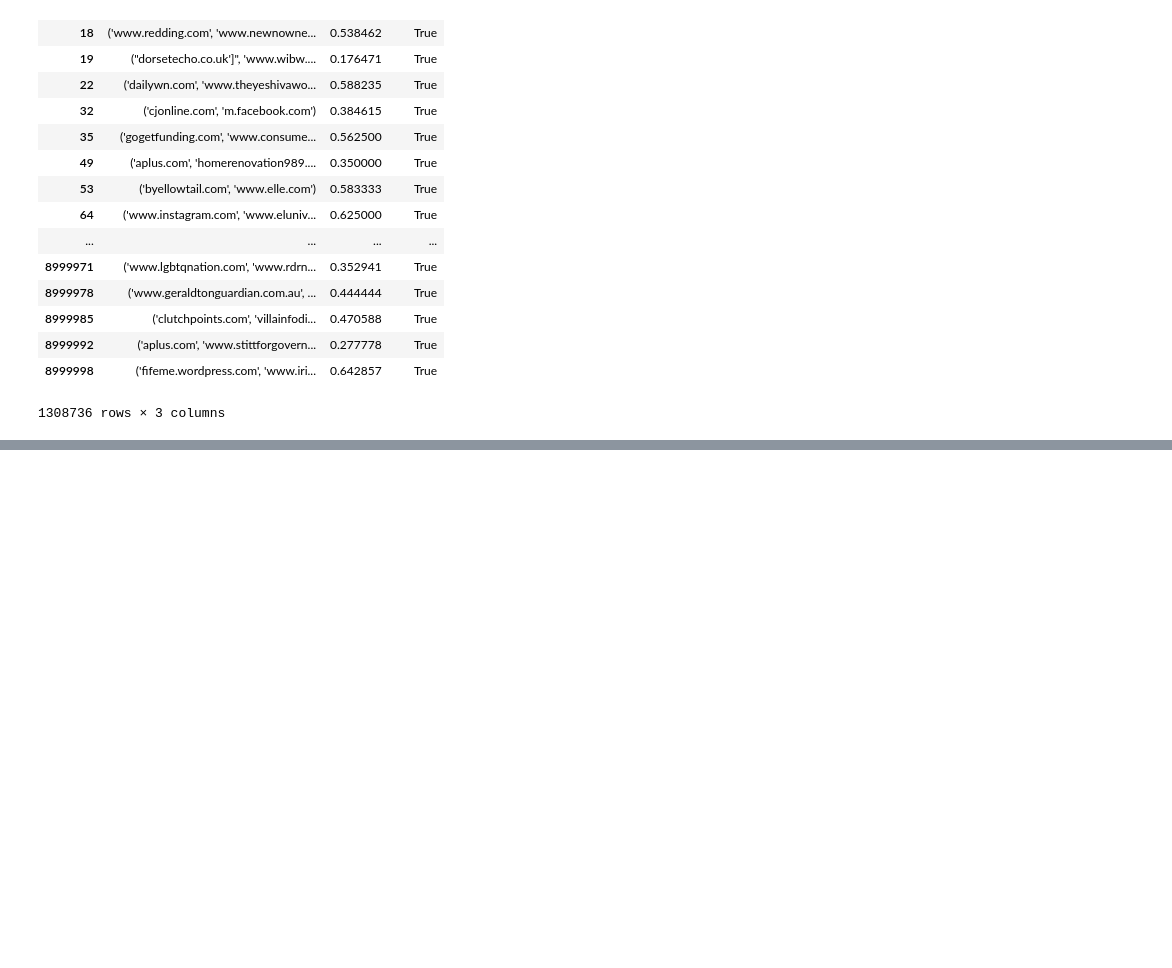
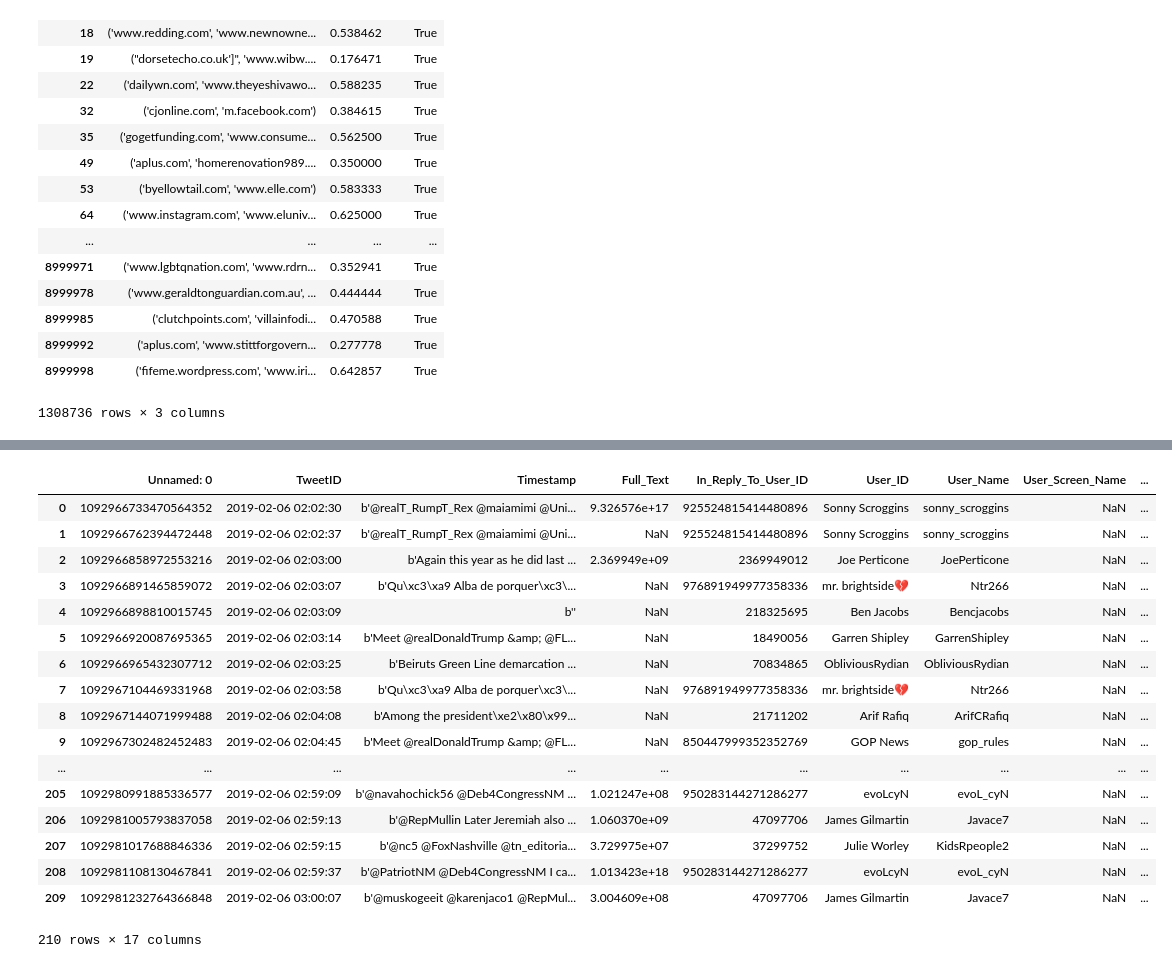
Before and after one commit to tthatcher95/GraduateResearch, a Jupyter notebook: notebooks/Locations.ipynb, the cells around one changed output, grey strips where cells are left out. Saved outputs shown, nothing was run; the diff lists cells and outputs as text; code cells hidden in the pictures; blank space fills up the shorter version.

```diff
--- a/notebooks/Locations.ipynb
+++ b/notebooks/Locations.ipynb
@@ -171,0 +253,22 @@ hash_df = pd.read_csv("/Users/tdt62/Desktop/GraduateResearch/scripts/location_da
+# %%
+twitter_df = pd.read_csv("/Users/tdt62/Desktop/2019_02_05_19_vote_stream_1.csv", index_col=None, delimiter='\t', header=None, names=["Unnamed: 0", "TweetID", "Timestamp", "Full_Text", "In_Reply_To_User_ID", "User_ID", "User_Name", "User_Screen_Name", "Coordinates", "Place", "Bounding_Box", "Quoted_Status_ID", "Retweeted_Status", "Hashtags", "URLs", "User_Mentions", "Media,Language"])
+twitter_df
+# %% [output]
+|  | Unnamed: 0 | TweetID | Timestamp | Full_Text | In_Reply_To_User_ID | User_ID | User_Name | User_Screen_Name | ... |
+| 0 | 1092966733470564352 | 2019-02-06 02:02:30 | b'@realT_RumpT_Rex @maiamimi @Uni... | 9.326576e+17 | 925524815414480896 | Sonny Scroggins | sonny_scroggins | NaN | ... |
+| 1 | 1092966762394472448 | 2019-02-06 02:02:37 | b'@realT_RumpT_Rex @maiamimi @Uni... | NaN | 925524815414480896 | Sonny Scroggins | sonny_scroggins | NaN | ... |
+| 2 | 1092966858972553216 | 2019-02-06 02:03:00 | b'Again this year as he did last ... | 2.369949e+09 | 2369949012 | Joe Perticone | JoePerticone | NaN | ... |
+| 3 | 1092966891465859072 | 2019-02-06 02:03:07 | b'Qu\xc3\xa9 Alba de porquer\xc3\... | NaN | 976891949977358336 | mr. brightside💔 | Ntr266 | NaN | ... |
+| 4 | 1092966898810015745 | 2019-02-06 02:03:09 | b'' | NaN | 218325695 | Ben Jacobs | Bencjacobs | NaN | ... |
+| 5 | 1092966920087695365 | 2019-02-06 02:03:14 | b'Meet @realDonaldTrump &amp; @FL... | NaN | 18490056 | Garren Shipley | GarrenShipley | NaN | ... |
+| 6 | 1092966965432307712 | 2019-02-06 02:03:25 | b'Beiruts Green Line demarcation ... | NaN | 70834865 | ObliviousRydian | ObliviousRydian | NaN | ... |
+| 7 | 1092967104469331968 | 2019-02-06 02:03:58 | b'Qu\xc3\xa9 Alba de porquer\xc3\... | NaN | 976891949977358336 | mr. brightside💔 | Ntr266 | NaN | ... |
+| 8 | 1092967144071999488 | 2019-02-06 02:04:08 | b'Among the president\xe2\x80\x99... | NaN | 21711202 | Arif Rafiq | ArifCRafiq | NaN | ... |
+| 9 | 1092967302482452483 | 2019-02-06 02:04:45 | b'Meet @realDonaldTrump &amp; @FL... | NaN | 850447999352352769 | GOP News | gop_rules | NaN | ... |
+| ... | ... | ... | ... | ... | ... | ... | ... | ... | ... |
+| 205 | 1092980991885336577 | 2019-02-06 02:59:09 | b'@navahochick56 @Deb4CongressNM ... | 1.021247e+08 | 950283144271286277 | evoLcyN | evoL_cyN | NaN | ... |
+| 206 | 1092981005793837058 | 2019-02-06 02:59:13 | b'@RepMullin Later Jeremiah also ... | 1.060370e+09 | 47097706 | James Gilmartin | Javace7 | NaN | ... |
+| 207 | 1092981017688846336 | 2019-02-06 02:59:15 | b'@nc5 @FoxNashville @tn_editoria... | 3.729975e+07 | 37299752 | Julie Worley | KidsRpeople2 | NaN | ... |
+| 208 | 1092981108130467841 | 2019-02-06 02:59:37 | b'@PatriotNM @Deb4CongressNM I ca... | 1.013423e+18 | 950283144271286277 | evoLcyN | evoL_cyN | NaN | ... |
+| 209 | 1092981232764366848 | 2019-02-06 03:00:07 | b'@muskogeeit @karenjaco1 @RepMul... | 3.004609e+08 | 47097706 | James Gilmartin | Javace7 | NaN | ... |
+210 rows × 17 columns
```
Also changed, not shown: parts of 3 cells of this notebook, 6 other files.
